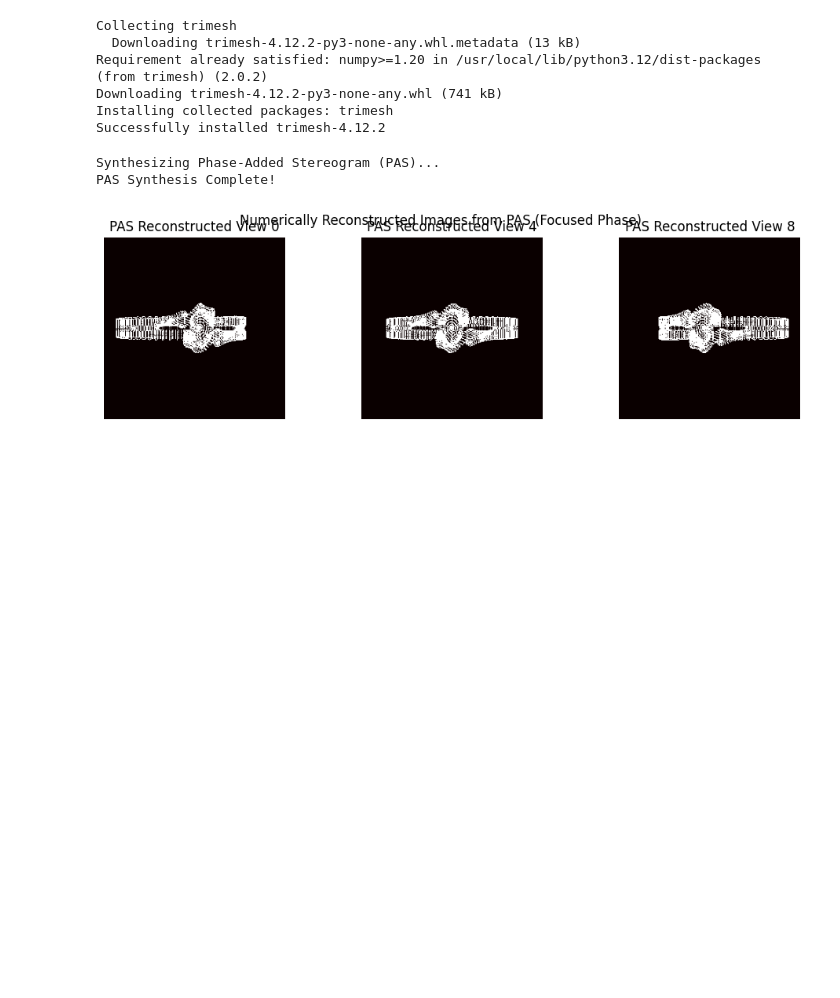
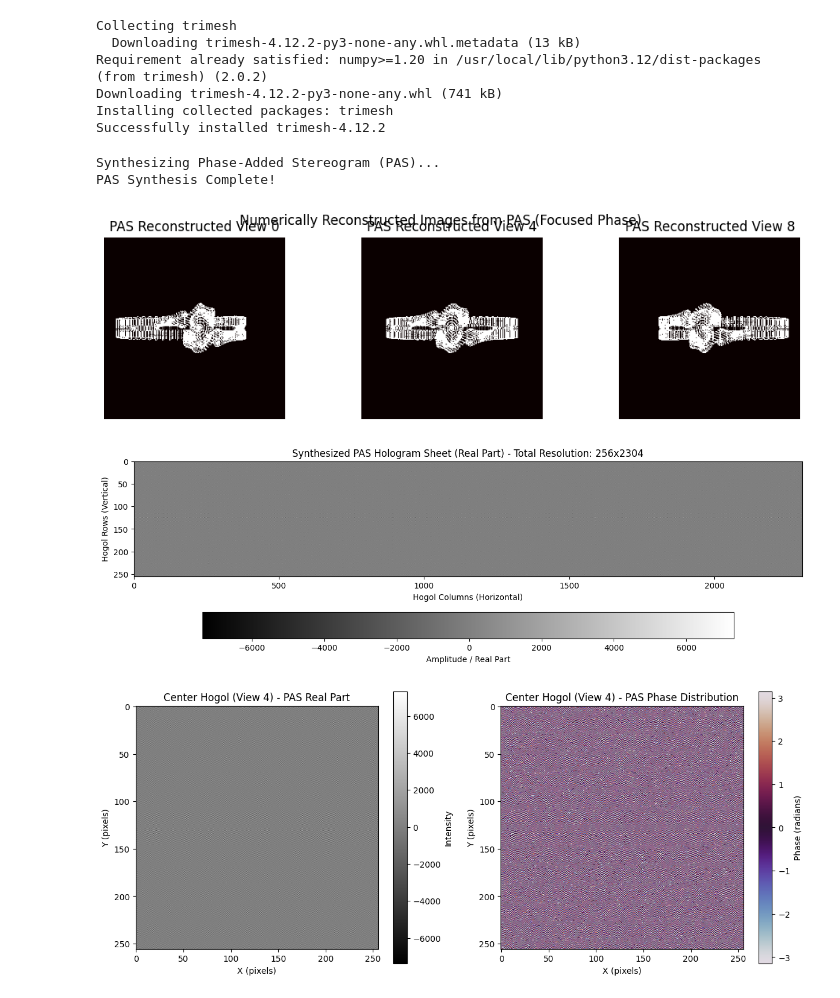
Before and after one commit to sota-it/point-source-method, a Jupyter notebook: PAS.ipynb, the cells around one changed output. Drawn from its saved outputs; the diff is of its cells as text; code cells hidden in the pictures; blank space fills up the shorter version.

```diff
--- a/PAS.ipynb
+++ b/PAS.ipynb
@@ -126,30 +126,92 @@ for v_idx in range(N_views):
     # 参照光との干渉
     fringe = U_object * np.conj(Reference_Wave)
 
     start_col = v_idx * res
     end_col = start_col + res
     pas_hologram[:, start_col:end_col] = fringe
 
 print("PAS Synthesis Complete!")
 
 # ==========================================
 # 4. 数値的再生シミュレーション
 # ==========================================
 plt.figure(figsize=(12, 3))
 for i, v_idx in enumerate([0, N_views//2, N_views-1]):
     start_col = v_idx * res
     hogol_part = pas_hologram[:, start_col:start_col+res]
 
     reconstructed_complex = np.fft.ifft2(np.fft.ifftshift(hogol_part * Reference_Wave))
     reconstructed_intensity = np.abs(reconstructed_complex)**2
 
     plt.subplot(1, 3, i+1)
     plt.imshow(reconstructed_intensity, cmap='hot')
     plt.title(f"PAS Reconstructed View {v_idx}")
     plt.axis('off')
 plt.suptitle("Numerically Reconstructed Images from PAS (Focused Phase)")
 plt.show()
+
+# ==========================================
+# 5. PASホログラム（干渉縞）の可視化
+# ==========================================
+
+# 1. PAS干渉縞の「実部（Real Part）」
+# SLMやホログラムフィルムに記録する実際の強度・干渉縞パターンです
+pas_hologram_real = np.real(pas_hologram)
+
+# 2. PAS干渉縞の「位相（Phase）」
+pas_hologram_phase = np.angle(pas_hologram)
+
+# --- 全体PASホログラムシートの表示 ---
+plt.figure(figsize=(15, 4))
+plt.imshow(pas_hologram_real, cmap='gray', aspect='auto')
+plt.title(f"Synthesized PAS Hologram Sheet (Real Part) - Total Resolution: {res}x{res*N_views}")
+plt.xlabel("Hogol Columns (Horizontal)")
+plt.ylabel("Hogol Rows (Vertical)")
+plt.colorbar(orientation='horizontal', pad=0.2, label="Amplitude / Real Part")
+plt.show()
+
+# --- 中央の要素ホログラム（Hogol 4）のズーム表示 ---
+hogol_center_idx = N_views // 2
+start_c = hogol_center_idx * res
+end_c = start_c + res
+
+hogol_center_real_pas = pas_hologram_real[:, start_c:end_c]
+hogol_center_phase_pas = pas_hologram_phase[:, start_c:end_c]
+
+plt.figure(figsize=(12, 5))
+
+# (左) 中央Hogolの実部（PAS干渉縞パターン）
+plt.subplot(121)
+plt.imshow(hogol_center_real_pas, cmap='gray')
+plt.title(f"Center Hogol (View {hogol_center_idx}) - PAS Real Part")
+plt.xlabel("X (pixels)")
+plt.ylabel("Y (pixels)")
+plt.colorbar(label="Intensity")
+
+# (右) 中央Hogolの位相分布 (奥行き位相 k*D の反映)
+plt.subplot(122)
+plt.imshow(hogol_center_phase_pas, cmap='twilight')
+plt.title(f"Center Hogol (View {hogol_center_idx}) - PAS Phase Distribution")
+plt.xlabel("X (pixels)")
+plt.ylabel("Y (pixels)")
+plt.colorbar(label="Phase (radians)")
+
+plt.tight_layout()
+plt.show()
+
+# --- インライン平面波のPAS干渉縞（ミクロ拡大） ---
+plt.figure(figsize=(6, 6))
+crop_size = 64
+c_start = res // 2 - crop_size // 2
+c_end = res // 2 + crop_size // 2
+plt.imshow(hogol_center_real_pas[c_start:c_end, c_start:c_end], cmap='gray')
+plt.title("Zoomed Center (64x64) - PAS Inline Fringe Pattern")
+plt.xlabel("X (pixels)")
+plt.ylabel("Y (pixels)")
+plt.show()
 # %% [output]
 Synthesizing Phase-Added Stereogram (PAS)...
 PAS Synthesis Complete!
 [figure]
+[figure, added]
+[figure, added]
```
Also changed, not shown: parts of 1 cell of this notebook.
